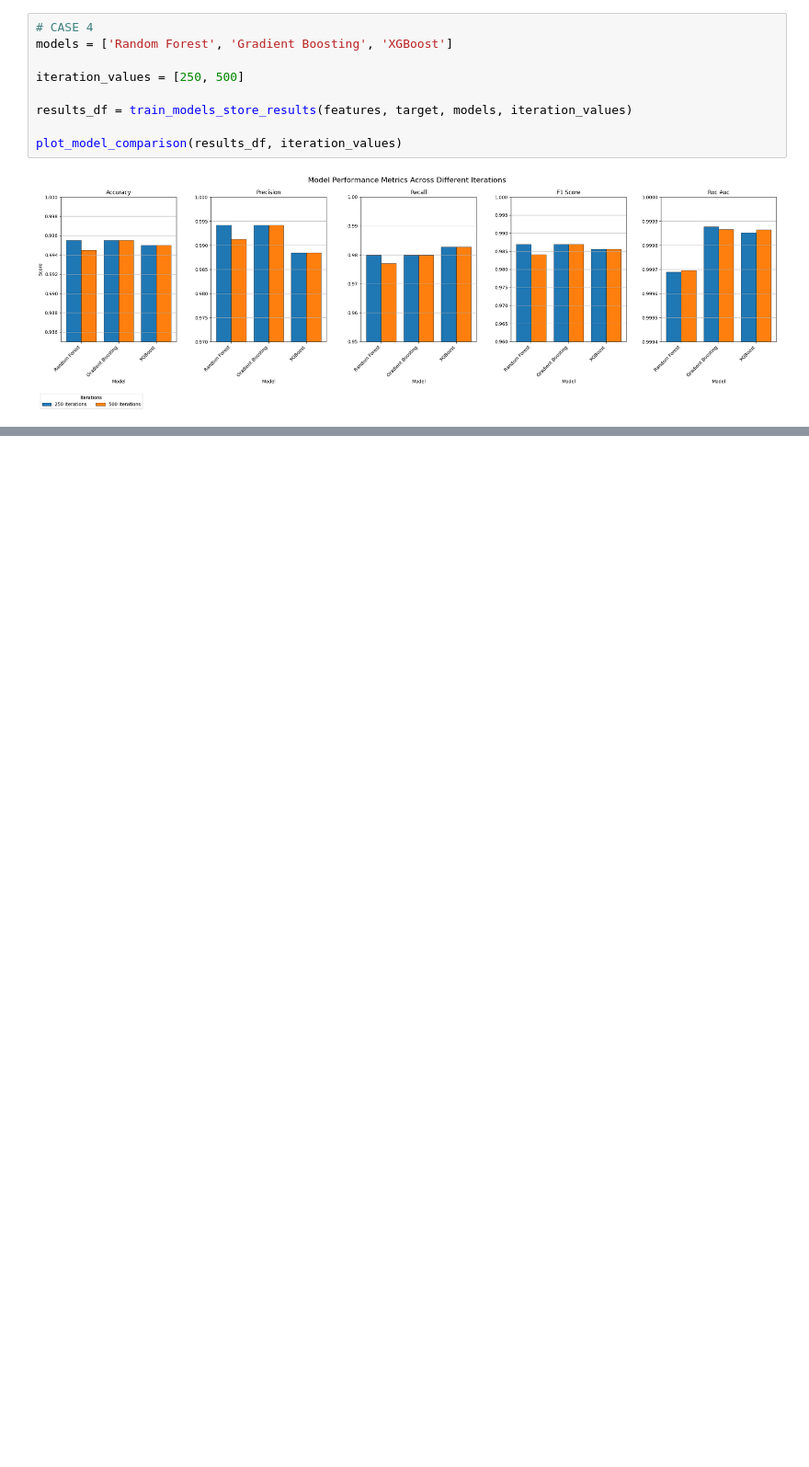
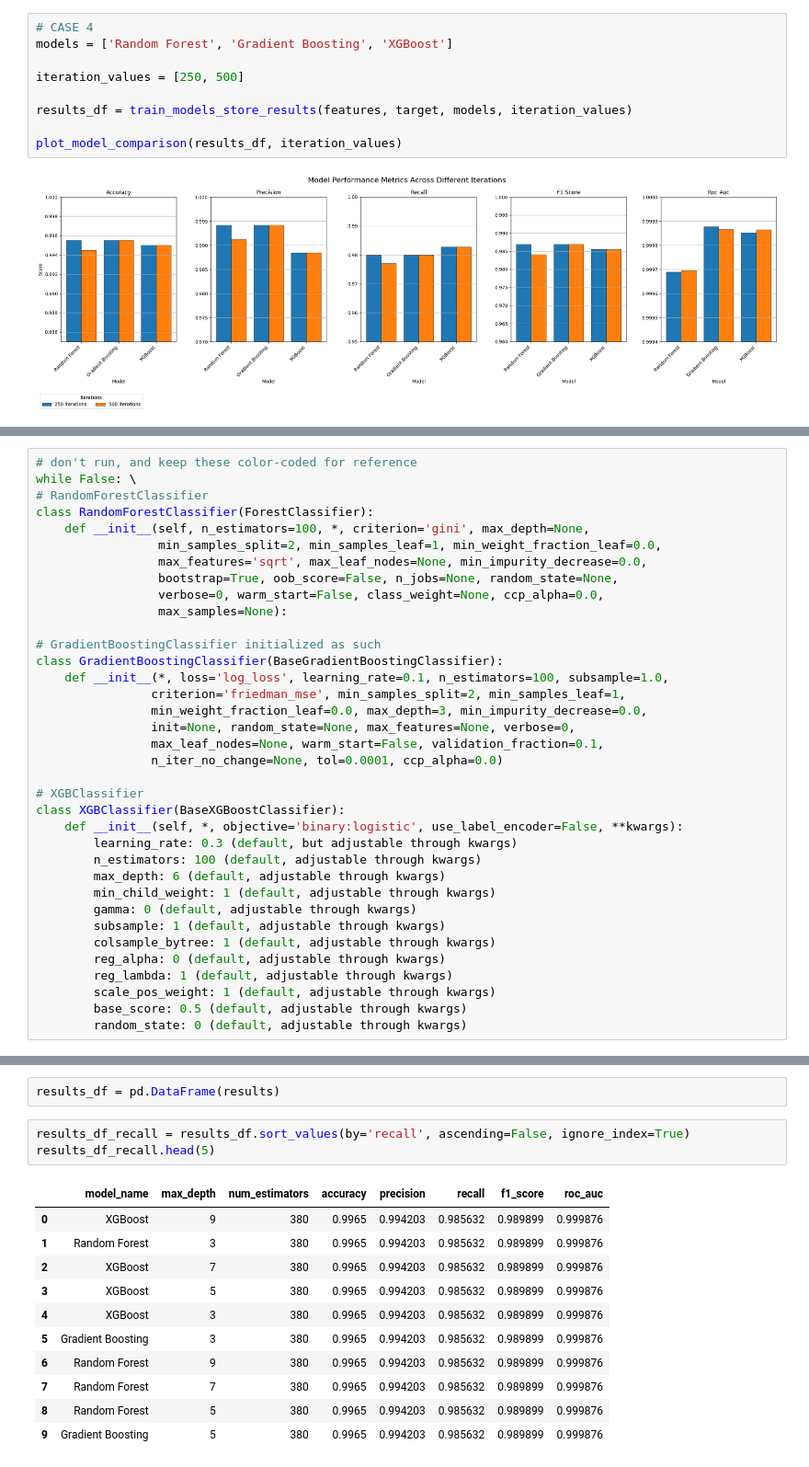
Before and after one commit to rockett-m/JPMC-Quant-Research, a Jupyter notebook: TaskThree/TaskThree_LoanRisk.ipynb, the cells around one changed output, grey strips where cells are left out. Shown: that part at 92% size. Drawn from its saved outputs; the diff is of its cells as text; blank space fills up the shorter version.

```diff
--- a/TaskThree/TaskThree_LoanRisk.ipynb
+++ b/TaskThree/TaskThree_LoanRisk.ipynb
@@ -441,0 +655,36 @@ results_df = pd.DataFrame(result, index=[0])
+# %%
+# don't run, and keep these color-coded for reference
+while False: \
+# RandomForestClassifier
+class RandomForestClassifier(ForestClassifier):
+    def __init__(self, n_estimators=100, *, criterion='gini', max_depth=None,
+                 min_samples_split=2, min_samples_leaf=1, min_weight_fraction_leaf=0.0,
+                 max_features='sqrt', max_leaf_nodes=None, min_impurity_decrease=0.0,
+                 bootstrap=True, oob_score=False, n_jobs=None, random_state=None,
+                 verbose=0, warm_start=False, class_weight=None, ccp_alpha=0.0,
+                 max_samples=None):
+
+# GradientBoostingClassifier initialized as such
+class GradientBoostingClassifier(BaseGradientBoostingClassifier):
+    def __init__(*, loss='log_loss', learning_rate=0.1, n_estimators=100, subsample=1.0,
+                criterion='friedman_mse', min_samples_split=2, min_samples_leaf=1,
+                min_weight_fraction_leaf=0.0, max_depth=3, min_impurity_decrease=0.0,
+                init=None, random_state=None, max_features=None, verbose=0,
+                max_leaf_nodes=None, warm_start=False, validation_fraction=0.1,
+                n_iter_no_change=None, tol=0.0001, ccp_alpha=0.0)
+
+# XGBClassifier
+class XGBClassifier(BaseXGBoostClassifier):
+    def __init__(self, *, objective='binary:logistic', use_label_encoder=False, **kwargs):
+        learning_rate: 0.3 (default, but adjustable through kwargs)
+        n_estimators: 100 (default, adjustable through kwargs)
+        max_depth: 6 (default, adjustable through kwargs)
+        min_child_weight: 1 (default, adjustable through kwargs)
+        gamma: 0 (default, adjustable through kwargs)
+        subsample: 1 (default, adjustable through kwargs)
+        colsample_bytree: 1 (default, adjustable through kwargs)
+        reg_alpha: 0 (default, adjustable through kwargs)
+        reg_lambda: 1 (default, adjustable through kwargs)
+        scale_pos_weight: 1 (default, adjustable through kwargs)
+        base_score: 0.5 (default, adjustable through kwargs)
+        random_state: 0 (default, adjustable through kwargs)
@@ -441,0 +741,17 @@ results_df = pd.DataFrame(result, index=[0])
+# %%
+results_df = pd.DataFrame(results)
+# %%
+results_df_recall = results_df.sort_values(by='recall', ascending=False, ignore_index=True)
+results_df_recall.head(5)
+# %% [output]
+|  | model_name | max_depth | num_estimators | accuracy | precision | recall | f1_score | roc_auc |
+| 0 | XGBoost | 9 | 380 | 0.9965 | 0.994203 | 0.985632 | 0.989899 | 0.999876 |
+| 1 | Random Forest | 3 | 380 | 0.9965 | 0.994203 | 0.985632 | 0.989899 | 0.999876 |
+| 2 | XGBoost | 7 | 380 | 0.9965 | 0.994203 | 0.985632 | 0.989899 | 0.999876 |
+| 3 | XGBoost | 5 | 380 | 0.9965 | 0.994203 | 0.985632 | 0.989899 | 0.999876 |
+| 4 | XGBoost | 3 | 380 | 0.9965 | 0.994203 | 0.985632 | 0.989899 | 0.999876 |
+| 5 | Gradient Boosting | 3 | 380 | 0.9965 | 0.994203 | 0.985632 | 0.989899 | 0.999876 |
+| 6 | Random Forest | 9 | 380 | 0.9965 | 0.994203 | 0.985632 | 0.989899 | 0.999876 |
+| 7 | Random Forest | 7 | 380 | 0.9965 | 0.994203 | 0.985632 | 0.989899 | 0.999876 |
+| 8 | Random Forest | 5 | 380 | 0.9965 | 0.994203 | 0.985632 | 0.989899 | 0.999876 |
+| 9 | Gradient Boosting | 5 | 380 | 0.9965 | 0.994203 | 0.985632 | 0.989899 | 0.999876 |
```
Also changed, not shown: parts of 45 cells of this notebook, 1 other file.
